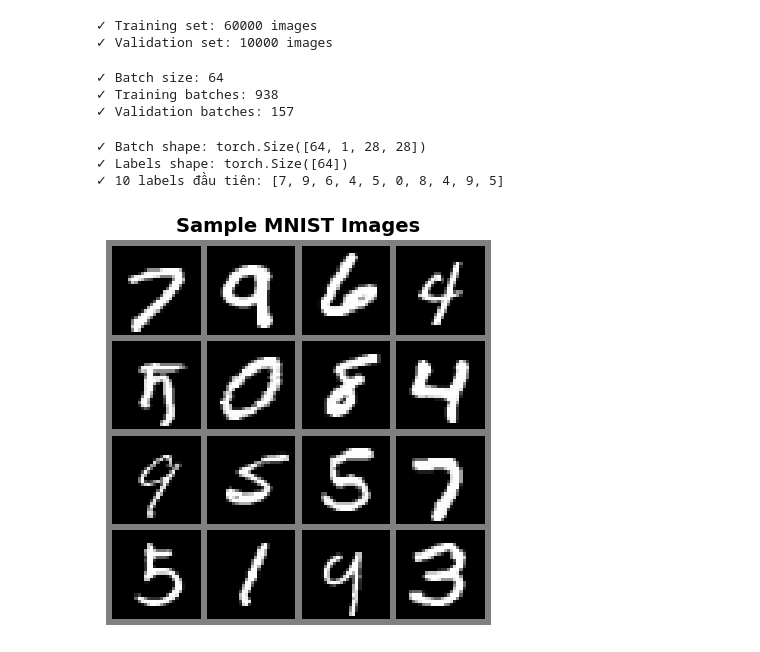
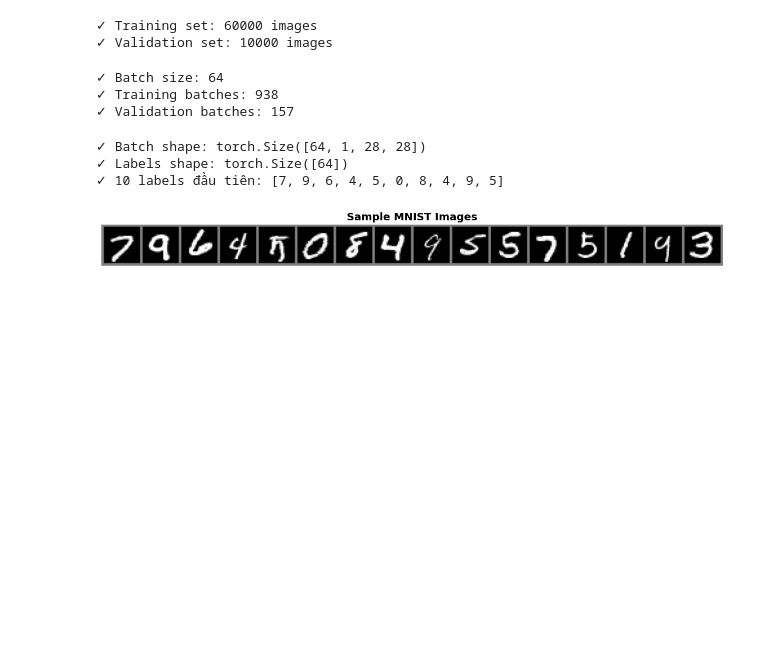
Before and after one commit to PhucHuwu/MNIST_Handwritten_classification, a Jupyter notebook: train_model.ipynb, the cells around one changed output. Saved outputs shown, nothing was run; the diff lists cells and outputs as text; code cells hidden in the pictures; blank space fills up the shorter version.

```diff
--- a/train_model.ipynb
+++ b/train_model.ipynb
@@ -64,14 +64,14 @@ print("✓ 10 labels đầu tiên:", labels[:10].tolist())
 ✓ Labels shape: torch.Size([64])
 ✓ 10 labels đầu tiên: [7, 9, 6, 4, 5, 0, 8, 4, 9, 5]
 # %%
-img_grid = torchvision.utils.make_grid(images[:16], nrow=4)
+img_grid = torchvision.utils.make_grid(images[:16], nrow=16)
 
 img = img_grid.mean(dim=0)
 img = img / 2 + 0.5
-plt.figure(figsize=(5, 5))
+plt.figure(figsize=(15, 15))
 plt.imshow(img.numpy(), cmap='gray')
 plt.title('Sample MNIST Images', fontsize=14, fontweight='bold')
 plt.axis('off')
 plt.show()
 # %% [output]
-[figure, old version]
+[figure, new version]
```
